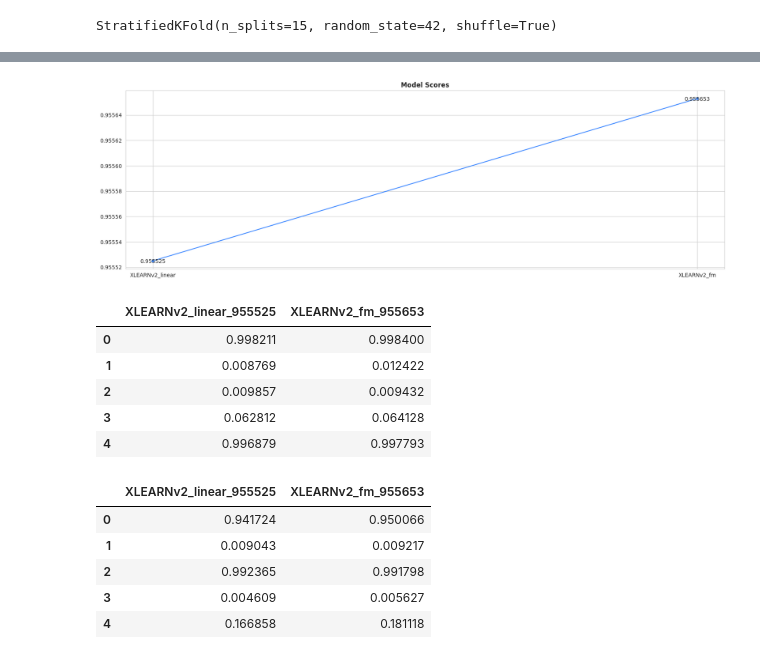
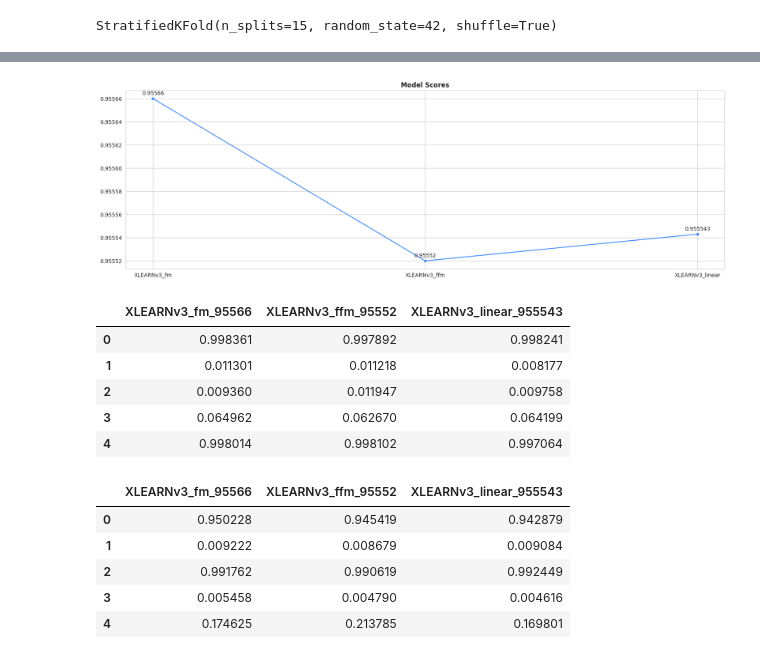
Before and after one commit to coded-sly/ps6e2-Heart-Disease, a Jupyter notebook: ps6e2-xlearn-fields-trainer.ipynb, the cells around one changed output, grey strips where cells are left out. Saved outputs shown, nothing was run; the diff lists cells and outputs as text; code cells hidden in the pictures.

Commit message:
Kaggle Notebook | ps6e2 | XLearn-Fields | Trainer | v3

```diff
--- a/ps6e2-xlearn-fields-trainer.ipynb
+++ b/ps6e2-xlearn-fields-trainer.ipynb
@@ -803,7 +803,7 @@ def Trainer_CV(model_name, params, arch_type, train_df, test_df, features, targe
         #     X_train,
         #     X_val,
         #     X_test,
-        #     features=BASE,
+        #     features=NUMS,
         #     aggs=['mean'], # mean, count, std, nunique, median, max, min
         #     fill_nan=True,
         # )
@@ -826,7 +826,7 @@ def Trainer_CV(model_name, params, arch_type, train_df, test_df, features, targe
             cme_cols.append(n)
 
         # ## -- TE Opt1. -> Using CUSTOM --
-        # TE = TargetEncoder(cme_cols, cv=5, smooth='auto', aggs=['mean'], drop_original=False)
+        # TE = TargetEncoder(NUMS, cv=5, smooth='auto', aggs=['mean'], drop_original=False)
         # X_train = TE.fit_transform(X_train, pd.Series(y_train))
         # X_val   = TE.transform(X_val)
         # X_test  = TE.transform(X_test)
@@ -859,7 +859,7 @@ def Trainer_CV(model_name, params, arch_type, train_df, test_df, features, targe
         model.setTrain(PATH_TRAIN)
         model.setValidate(PATH_VAL)
 
-        model.setQuiet()
+        # model.setQuiet()
         model.disableLockFree()
         # model.disableEarlyStop()
         # model.disableNorm()
@@ -874,8 +874,7 @@ def Trainer_CV(model_name, params, arch_type, train_df, test_df, features, targe
 
         PATH_OOF = f'oof_out_{idx}.txt'
         _ = model.predict(PATH_MODEL, PATH_OOF)
-        oof_output = pd.read_csv(PATH_OOF, sep=' ', header=None)
-        oof_preds[val_idx] = oof_output.to_numpy().ravel()
+        oof_preds[val_idx] = pd.read_csv(PATH_OOF, sep=' ', header=None).to_numpy().ravel()
 
         ## =========== TEST PREDICTIONS ================
         PATH_TEST = f"X_test_{idx}.libffm"
@@ -888,8 +887,7 @@ def Trainer_CV(model_name, params, arch_type, train_df, test_df, features, targe
 
         PATH_PRED = f'test_out_{idx}.txt'
         __ = model.predict(PATH_MODEL, PATH_PRED)
-        test_output = pd.read_csv(PATH_PRED, sep=' ', header=None)
-        test_preds += test_output.to_numpy().ravel()
+        test_preds += pd.read_csv(PATH_PRED, sep=' ', header=None).to_numpy().ravel()
 
         ## -- Calculate and print fold score --
         fold_auc = roc_auc_score(y_val, oof_preds[val_idx])
@@ -967,7 +966,6 @@ StratifiedKFold(n_splits=15, random_state=42, shuffle=True)
 # plt.title('Unique Counts')
 # plt.show()
 # %%
-version_name = 'XLEARNv2'
 M_NAME = f'{version_name}_'
 
 data_size = train.copy()
@@ -988,7 +986,7 @@ PARAMS = {
     # 'seed': SEED,
 }
 
-for arch in ['linear', 'fm']:
+for arch in ['fm', 'ffm', 'linear']: #
     n = M_NAME + arch
     all_model_predictions[n] = Trainer_CV(
         model_name=n,
@@ -1214,24 +1213,24 @@ for arch in ['linear', 'fm']:
 # %%
 ## -- Get models scores --
 all_model_scores = {}
 
 for k, v in all_model_predictions.items():
     for x, y in v.items():
         if x == 'score':
             all_model_scores[k] = y
 
 plt.figure(figsize=(20, 6))
 sns.lineplot(all_model_scores, marker='o')
 # pd.Series(all_model_scores).plot(marker='o')
 plt.title('Model Scores', fontweight='semibold')
 plt.tick_params('x', rotation=0)
 
 for i, score in enumerate(all_model_scores.values()):
-    plt.text(float(i), score+2e-8, score, ha='center', va='center_baseline')
+    plt.text(float(i), score+5e-6, score, ha='center', va='center_baseline')
 
 plt.show()
 # %% [output]
-[figure, old version]
+[figure, new version]
 # %%
 ## -- Get oof predictions --
 all_model_oof = pd.DataFrame()
@@ -1246,12 +1245,12 @@ all_model_oof.to_parquet(f"oof_{version_name}_models.parquet", index=False)
 
 all_model_oof.head()
 # %% [output]
-|  | XLEARNv2_linear_955525 | XLEARNv2_fm_955653 |
-| 0 | 0.998211 | 0.998400 |
-| 1 | 0.008769 | 0.012422 |
-| 2 | 0.009857 | 0.009432 |
-| 3 | 0.062812 | 0.064128 |
-| 4 | 0.996879 | 0.997793 |
+|  | XLEARNv3_fm_95566 | XLEARNv3_ffm_95552 | XLEARNv3_linear_955543 |
+| 0 | 0.998361 | 0.997892 | 0.998241 |
+| 1 | 0.011301 | 0.011218 | 0.008177 |
+| 2 | 0.009360 | 0.011947 | 0.009758 |
+| 3 | 0.064962 | 0.062670 | 0.064199 |
+| 4 | 0.998014 | 0.998102 | 0.997064 |
 # %%
 ## -- Get test predictions --
 all_model_test = pd.DataFrame()
@@ -1266,12 +1265,12 @@ all_model_test.to_parquet(f"test_{version_name}_models.parquet", index=False)
 
 all_model_test.head()
 # %% [output]
-|  | XLEARNv2_linear_955525 | XLEARNv2_fm_955653 |
-| 0 | 0.941724 | 0.950066 |
-| 1 | 0.009043 | 0.009217 |
-| 2 | 0.992365 | 0.991798 |
-| 3 | 0.004609 | 0.005627 |
-| 4 | 0.166858 | 0.181118 |
+|  | XLEARNv3_fm_95566 | XLEARNv3_ffm_95552 | XLEARNv3_linear_955543 |
+| 0 | 0.950228 | 0.945419 | 0.942879 |
+| 1 | 0.009222 | 0.008679 | 0.009084 |
+| 2 | 0.991762 | 0.990619 | 0.992449 |
+| 3 | 0.005458 | 0.004790 | 0.004616 |
+| 4 | 0.174625 | 0.213785 | 0.169801 |
 # %%
 ## -- PLOT PREDICTIONS --
 for i, n in enumerate(all_model_test.columns):
```
Also changed, not shown: parts of 10 cells of this notebook.
